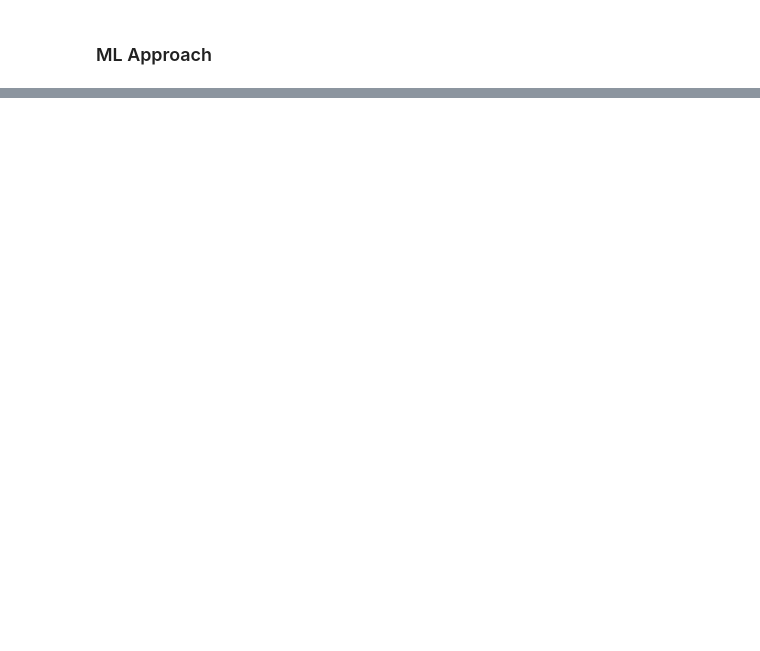
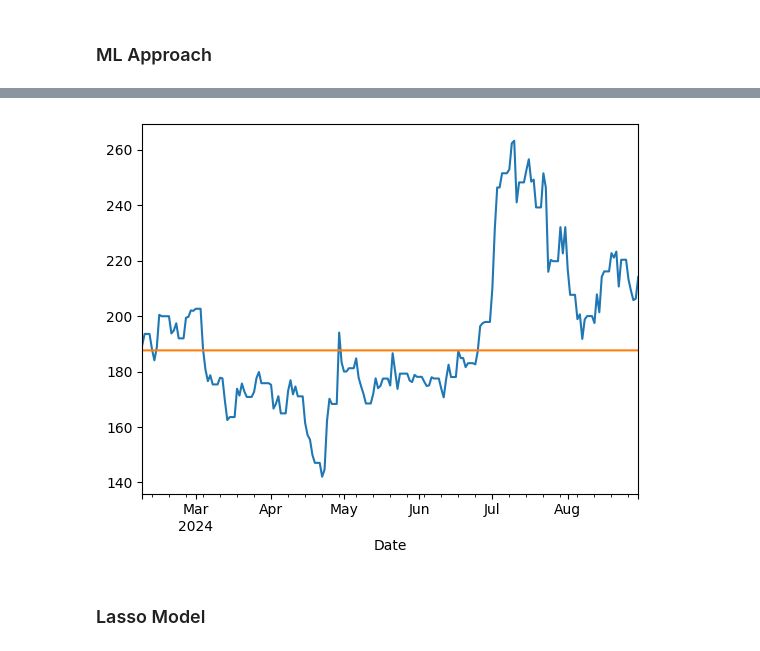
Before and after one commit to DiegoMZD/StockForecasting, a Jupyter notebook: notebooks/02_Preprocessing_and_Model.ipynb, the cells around one changed output, grey strips where cells are left out. Cells and saved outputs as stored; diff of their text form; code cells hidden in the pictures; blank space fills up the shorter version.

```diff
--- a/notebooks/02_Preprocessing_and_Model.ipynb
+++ b/notebooks/02_Preprocessing_and_Model.ipynb
@@ -512,0 +1127,8 @@ plt.show()
+# %%
+test["Tesla"].plot()
+forecast_fa2.plot()
+plt.show()
+# %% [output]
+[figure, added]
+# %% [markdown]
+### Lasso Model
```
Also changed, not shown: parts of 95 cells of this notebook.
